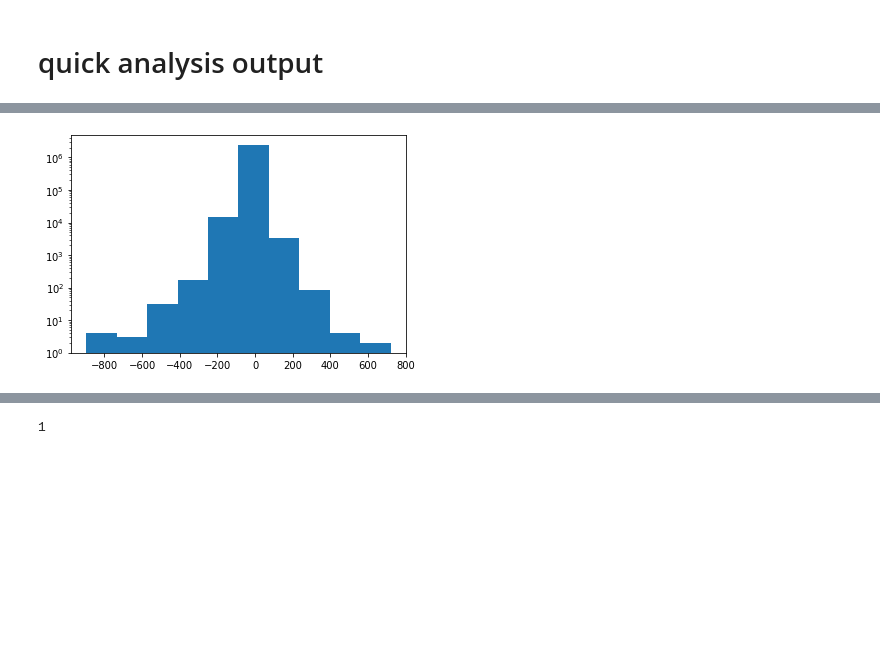
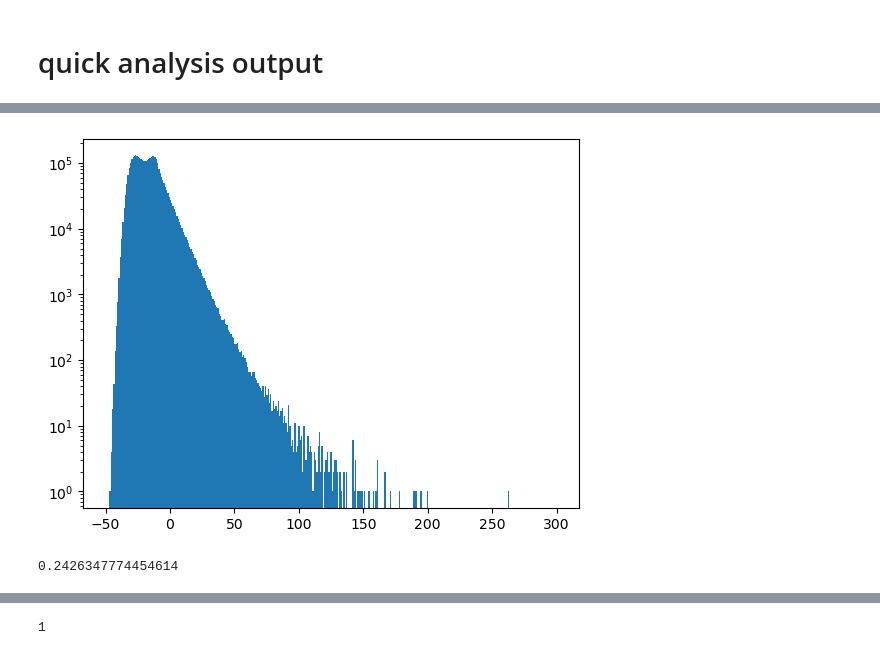
Before and after one commit to mgatti29/BFD_pipeline, a Jupyter notebook: Analysis.ipynb, the cells around one changed output, grey strips where cells are left out. Drawn from its saved outputs; the diff is of its cells as text; code cells hidden in the pictures; blank space fills up the shorter version.

```diff
--- a/Analysis.ipynb
+++ b/Analysis.ipynb
@@ -412,8 +386,14 @@ plt.hist(results[add]['data']['NUNIQUE'][results[add]['data']['SELECT']])
 # %%
-plt.hist( results[add]['R00'])
+plt.figure()
+plt.hist( results[add]['R00'],range=(-50,300),bins=351)
 plt.yscale('log')
+plt.show()
 # %% [output]
-[figure, old version]
+[figure, new version]
+# %%
+np.sqrt(-1./np.mean(results[add]['R00']))
+# %% [output]
+0.2426347774454614
 # %%
 def sumPQR_m(tab, stampMode = False, mask = np.array([False])):
     '''Extract the total PQR for the log of probability vs shear
```
Also changed, not shown: parts of 22 cells of this notebook, 12 other files.
